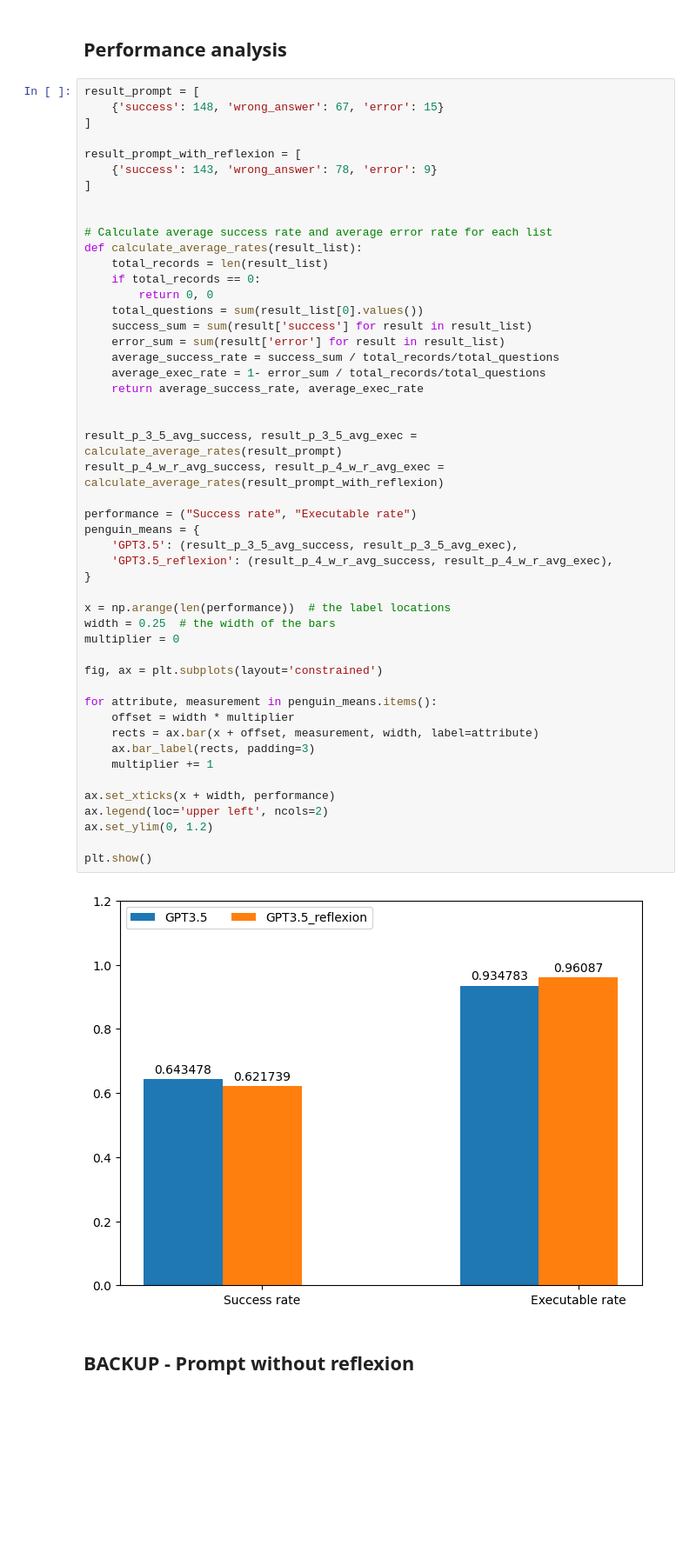
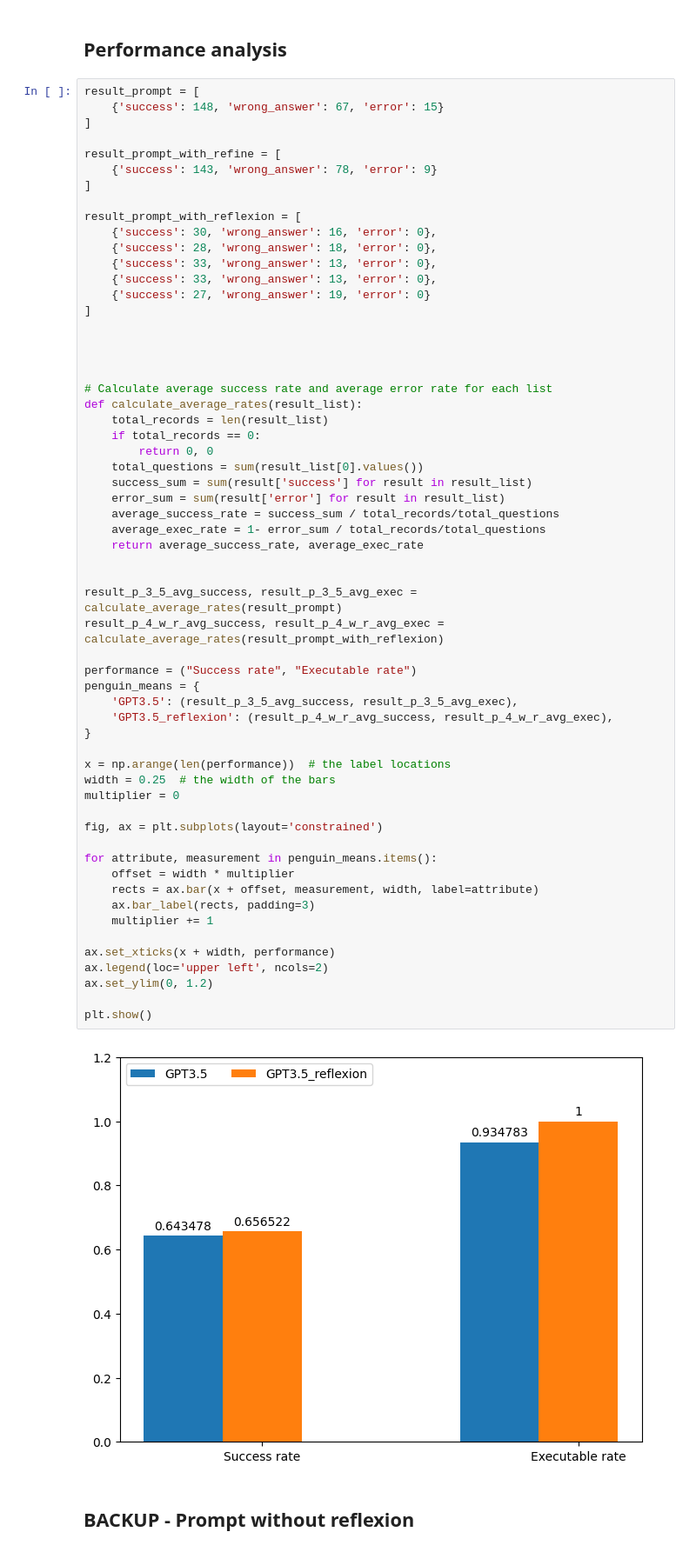
Before and after one commit to Tianyu-Liu11/CalenderTest, a Jupyter notebook: src/prompt2func_with_reflexion.ipynb, the cells around one changed output. Shown at 87% size. Cells and saved outputs as stored; diff of their text form; blank space fills up the shorter version.

Commit message:
update single task test for different prompt

```diff
--- a/src/prompt2func_with_reflexion.ipynb
+++ b/src/prompt2func_with_reflexion.ipynb
@@ -550,9 +574,19 @@ result_prompt = [
     {'success': 148, 'wrong_answer': 67, 'error': 15}
 ]
 
-result_prompt_with_reflexion = [
+result_prompt_with_refine = [
     {'success': 143, 'wrong_answer': 78, 'error': 9}
 ]
+
+result_prompt_with_reflexion = [
+    {'success': 30, 'wrong_answer': 16, 'error': 0},
+    {'success': 28, 'wrong_answer': 18, 'error': 0},
+    {'success': 33, 'wrong_answer': 13, 'error': 0},
+    {'success': 33, 'wrong_answer': 13, 'error': 0},
+    {'success': 27, 'wrong_answer': 19, 'error': 0}
+]
+
+
 
 
 # Calculate average success rate and average error rate for each list
@@ -568,34 +602,34 @@ def calculate_average_rates(result_list):
     return average_success_rate, average_exec_rate
 
 
 result_p_3_5_avg_success, result_p_3_5_avg_exec = calculate_average_rates(result_prompt)
 result_p_4_w_r_avg_success, result_p_4_w_r_avg_exec = calculate_average_rates(result_prompt_with_reflexion)
 
 performance = ("Success rate", "Executable rate")
 penguin_means = {
     'GPT3.5': (result_p_3_5_avg_success, result_p_3_5_avg_exec),
     'GPT3.5_reflexion': (result_p_4_w_r_avg_success, result_p_4_w_r_avg_exec),
 }
 
 x = np.arange(len(performance))  # the label locations
 width = 0.25  # the width of the bars
 multiplier = 0
 
 fig, ax = plt.subplots(layout='constrained')
 
 for attribute, measurement in penguin_means.items():
     offset = width * multiplier
     rects = ax.bar(x + offset, measurement, width, label=attribute)
     ax.bar_label(rects, padding=3)
     multiplier += 1
 
 ax.set_xticks(x + width, performance)
 ax.legend(loc='upper left', ncols=2)
 ax.set_ylim(0, 1.2)
 
 plt.show()
 # %% [output]
-[figure, old version]
+[figure, new version]
 # %% [markdown]
 ## BACKUP - Prompt without reflexion
 # %%
```
Also changed, not shown: parts of 2 cells of this notebook, 1 other file.
